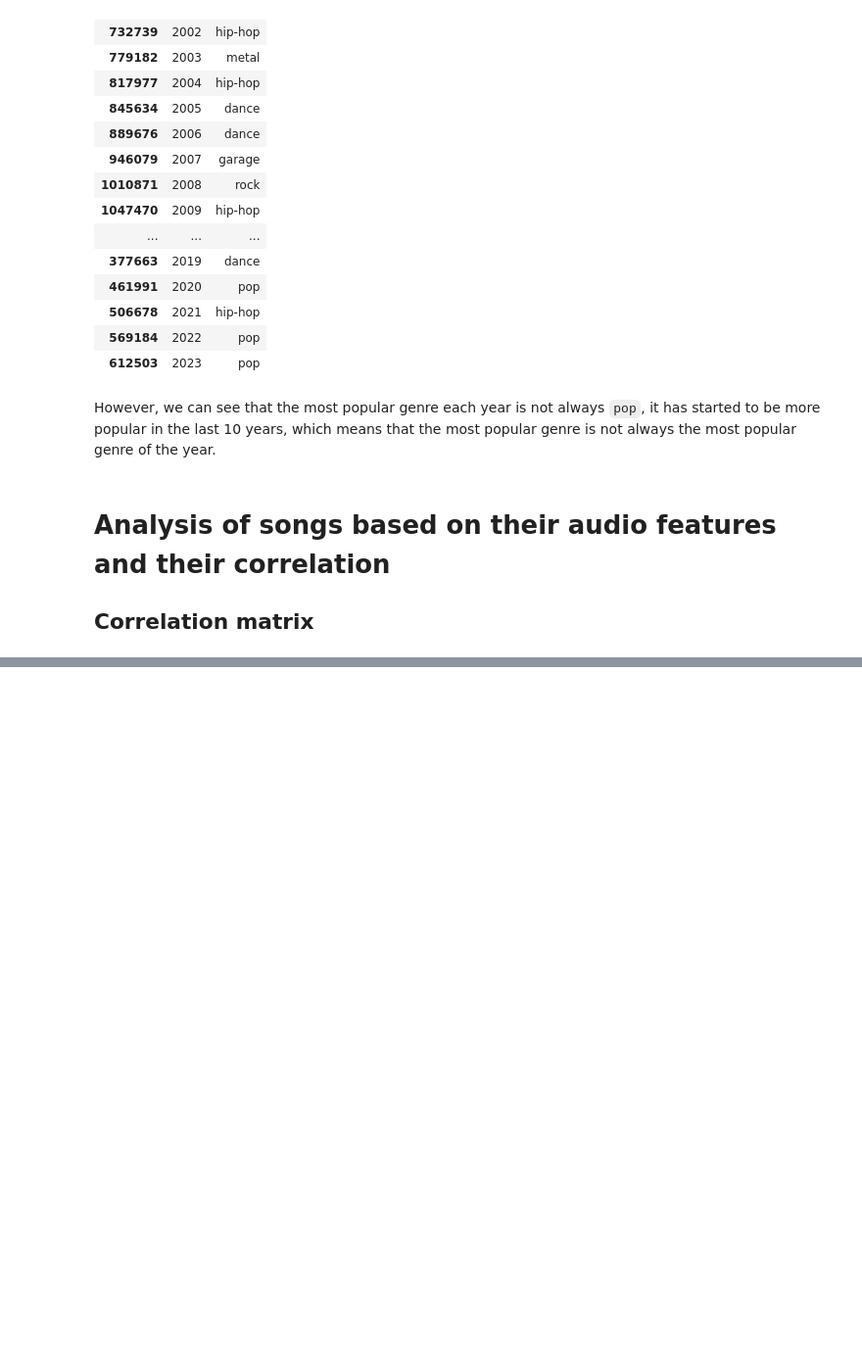
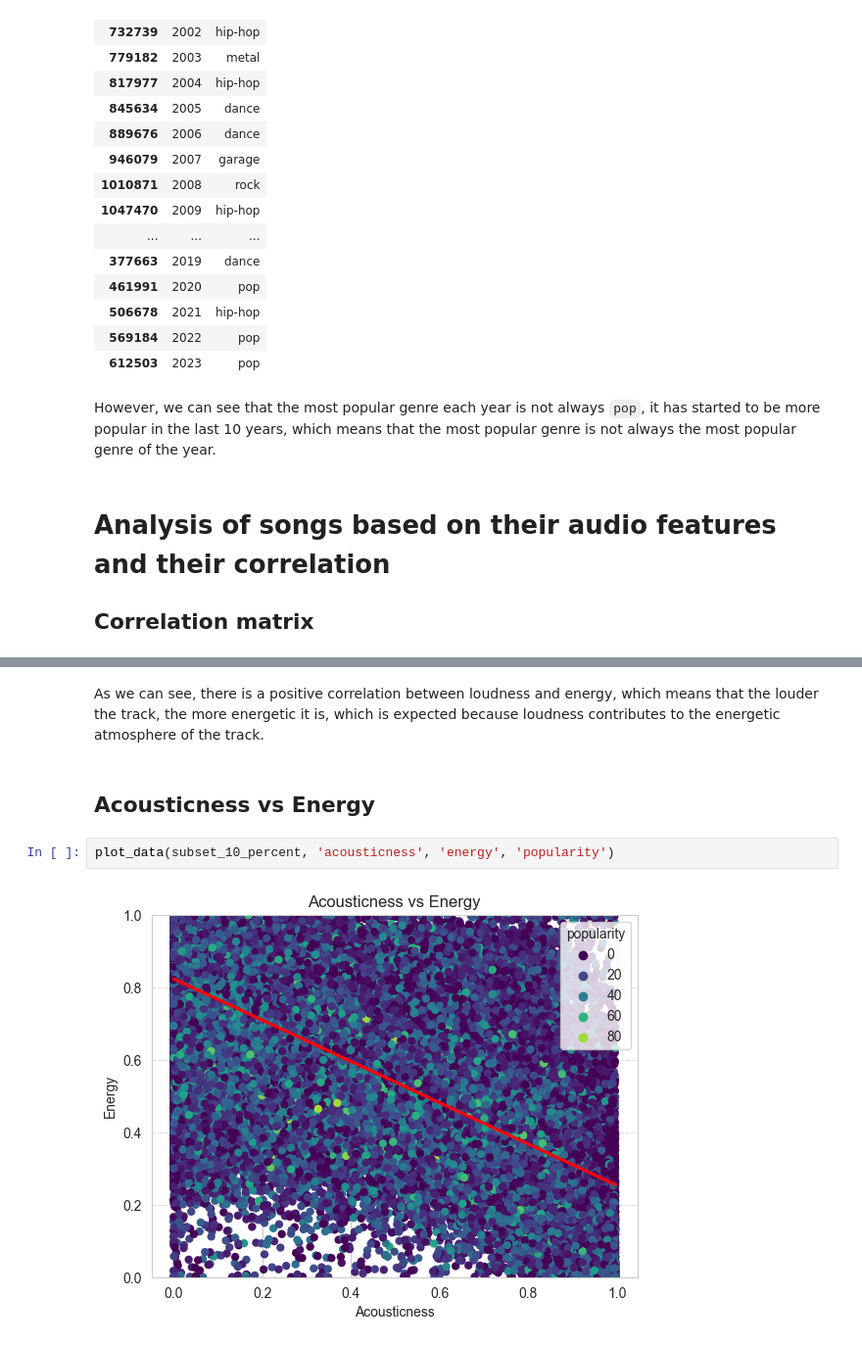
Before and after one commit to VMoskov/Spotify-analysis, a Jupyter notebook: reports/spotify_analysis.ipynb, the cells around one changed output, grey strips where cells are left out. Shown at 98% size. Drawn from its saved outputs; the diff is of its cells as text; blank space fills up the shorter version.

```diff
--- a/reports/spotify_analysis.ipynb
+++ b/reports/spotify_analysis.ipynb
@@ -446,0 +465,8 @@ plt.show()
+# %% [markdown]
+As we can see, there is a positive correlation between loudness and energy, which means that the louder the track, the more energetic it is, which is expected because loudness contributes to the energetic atmosphere of the track.
+# %% [markdown]
+## Acousticness vs Energy
+# %%
+plot_data(subset_10_percent, 'acousticness', 'energy', 'popularity')
+# %% [output]
+[figure, added]
```
Also changed, not shown: parts of 17 cells of this notebook.
